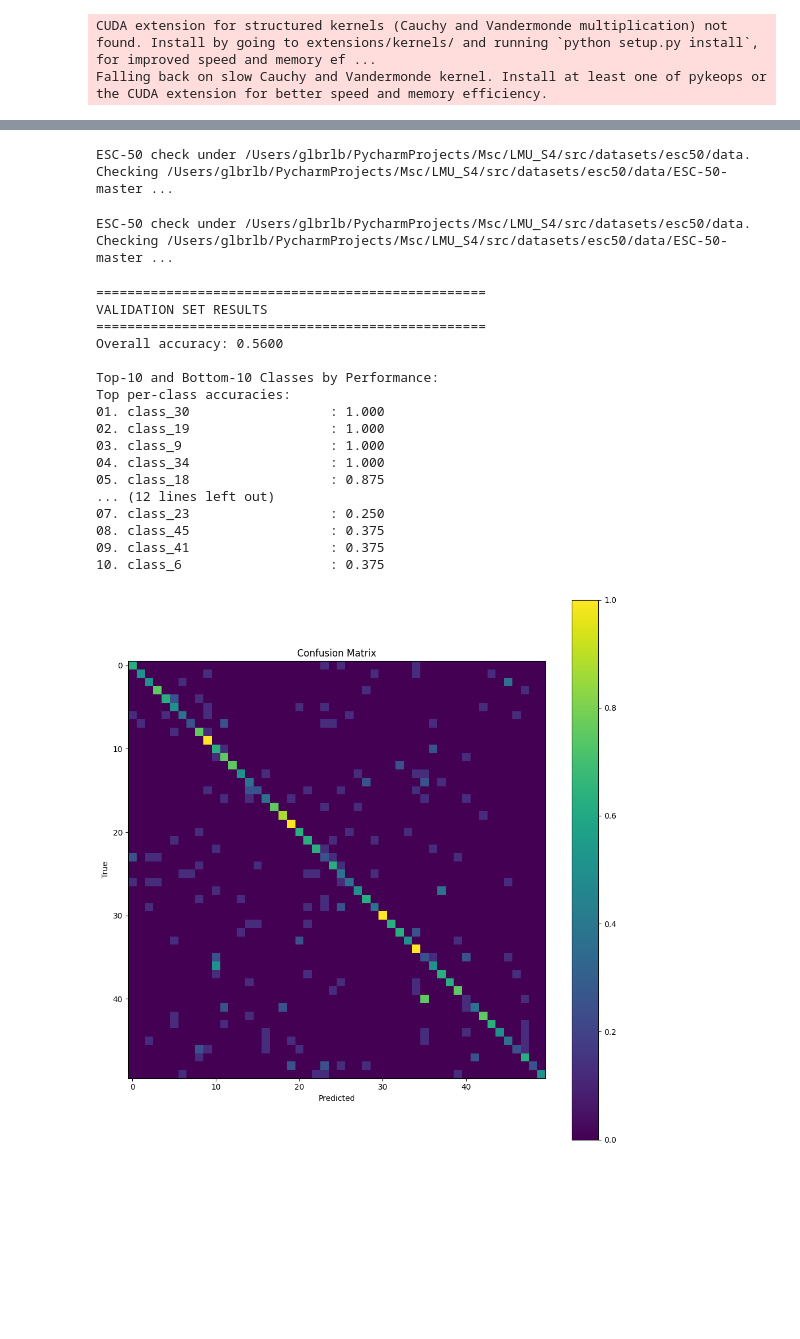
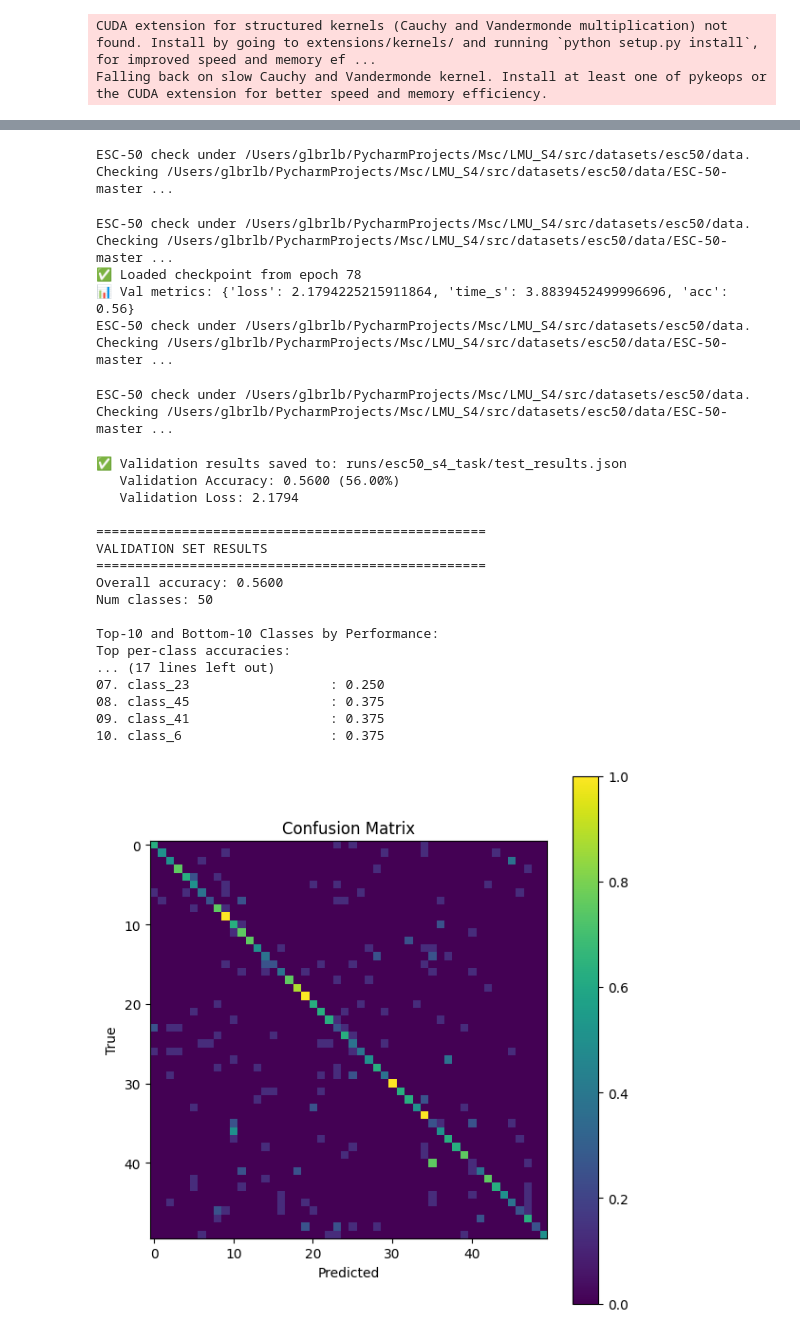
Before and after one commit to galbar8/LMU_S4, a Jupyter notebook: src/notebooks/esc50/esc50_s4_training.ipynb, the cells around one changed output, grey strips where cells are left out. Cells and saved outputs as stored; diff of their text form; code cells hidden in the pictures; blank space fills up the shorter version.

```diff
--- a/src/notebooks/esc50/esc50_s4_training.ipynb
+++ b/src/notebooks/esc50/esc50_s4_training.ipynb
@@ -219,29 +183,40 @@ plot_training_history(trainer, model_name="S4")
 # %%
 """Detailed evaluation with confusion matrix"""
 from esc50_eval import evaluate_best_model
 
-evaluate_best_model(trainer, args, ESC50Task(), num_classes=50)
+best_model_path = args["save_dir"] + "/best.pt"
+all_logits, all_labels = evaluate_best_model(
+    args=args,
+    task=ESC50Task(),
+    best_model_path=best_model_path,
+    num_classes=50,
+    save_results=True
+)
 # %% [output]
 ESC-50 check under /Users/glbrlb/PycharmProjects/Msc/LMU_S4/src/datasets/esc50/data. Checking /Users/glbrlb/PycharmProjects/Msc/LMU_S4/src/datasets/esc50/data/ESC-50-master ...
 ESC-50 check under /Users/glbrlb/PycharmProjects/Msc/LMU_S4/src/datasets/esc50/data. Checking /Users/glbrlb/PycharmProjects/Msc/LMU_S4/src/datasets/esc50/data/ESC-50-master ...
+✅ Loaded checkpoint from epoch 78
+📊 Val metrics: {'loss': 2.1794225215911864, 'time_s': 3.8839452499996696, 'acc': 0.56}
+ESC-50 check under /Users/glbrlb/PycharmProjects/Msc/LMU_S4/src/datasets/esc50/data. Checking /Users/glbrlb/PycharmProjects/Msc/LMU_S4/src/datasets/esc50/data/ESC-50-master ...
-==================================================
-VALIDATION SET RESULTS
-==================================================
-Overall accuracy: 0.5600
-
-Top-10 and Bottom-10 Classes by Performance:
-Top per-class accuracies:
-01. class_30                  : 1.000
-02. class_19                  : 1.000
-03. class_9                   : 1.000
-04. class_34                  : 1.000
-05. class_18                  : 0.875
-... (12 lines left out)
-07. class_23                  : 0.250
-08. class_45                  : 0.375
-09. class_41                  : 0.375
-10. class_6                   : 0.375
+ESC-50 check under /Users/glbrlb/PycharmProjects/Msc/LMU_S4/src/datasets/esc50/data. Checking /Users/glbrlb/PycharmProjects/Msc/LMU_S4/src/datasets/esc50/data/ESC-50-master ...
+✅ Validation results saved to: runs/esc50_s4_task/test_results.json
+   Validation Accuracy: 0.5600 (56.00%)
+   Validation Loss: 2.1794
+
+==================================================
+VALIDATION SET RESULTS
+==================================================
+Overall accuracy: 0.5600
+Num classes: 50
+
+Top-10 and Bottom-10 Classes by Performance:
+Top per-class accuracies:
+... (17 lines left out)
+07. class_23                  : 0.250
+08. class_45                  : 0.375
+09. class_41                  : 0.375
+10. class_6                   : 0.375
-[figure, old version]
+[figure, new version]
 # %%
 from src.utils.common import print_model_details
 
```
Also changed, not shown: parts of 9 cells of this notebook, 32 other files.
